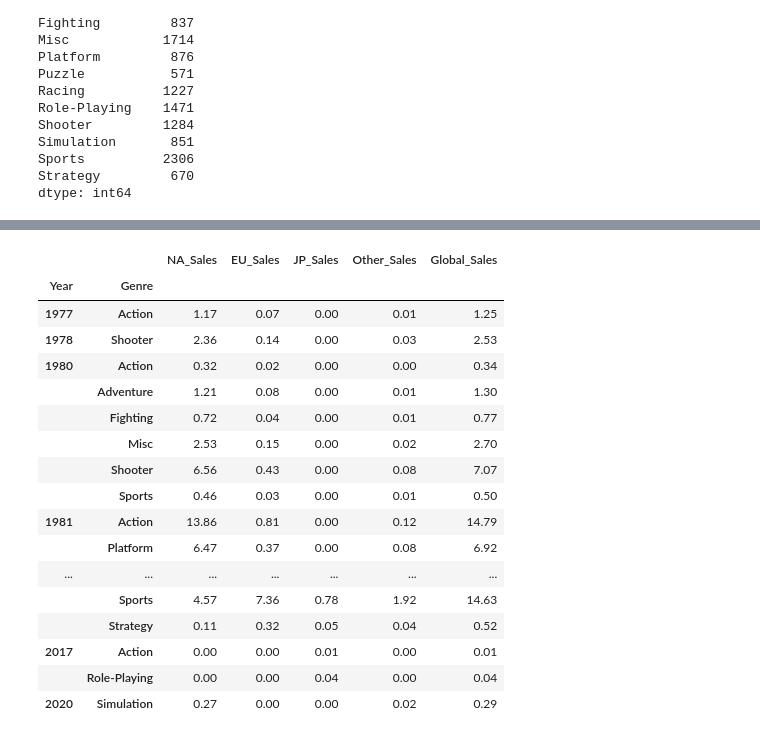
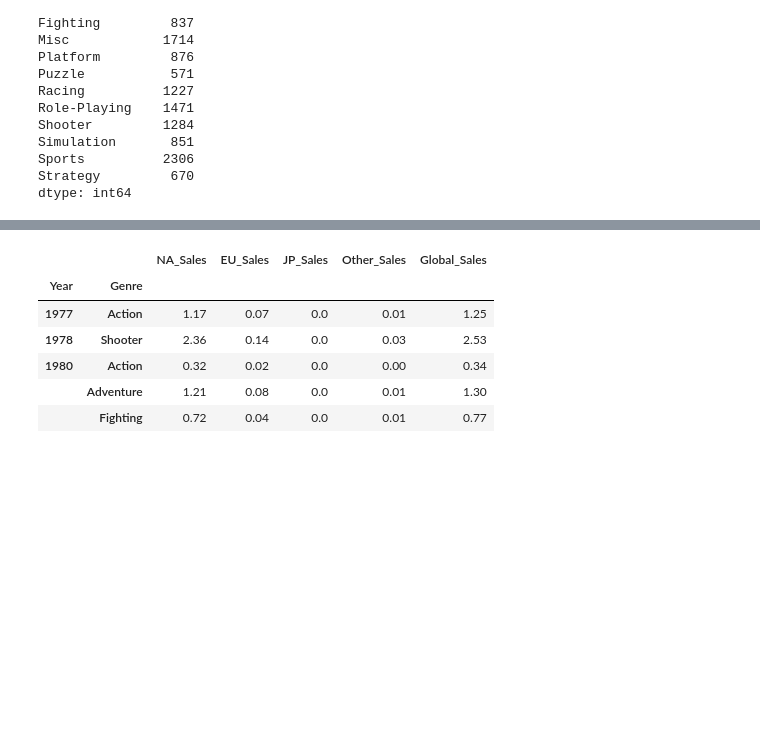
Before and after one commit to nan-park/section1_project, a Jupyter notebook: AI_section1_project.ipynb, the cells around one changed output, grey strips where cells are left out. Saved outputs shown, nothing was run; the diff lists cells and outputs as text; code cells hidden in the pictures; blank space fills up the shorter version.

```diff
--- a/AI_section1_project.ipynb
+++ b/AI_section1_project.ipynb
@@ -540,23 +561,12 @@ plt.show()
 # %%
 # 장르마다 연도별 합계
 data_test = df_clean.groupby(['Year', 'Genre'])
-data_test.sum()
+data_test.sum().head()
 # %% [output]
 |  |  | NA_Sales | EU_Sales | JP_Sales | Other_Sales | Global_Sales |
 | Year | Genre |  |  |  |  |  |
-| 1977 | Action | 1.17 | 0.07 | 0.00 | 0.01 | 1.25 |
-| 1978 | Shooter | 2.36 | 0.14 | 0.00 | 0.03 | 2.53 |
-| 1980 | Action | 0.32 | 0.02 | 0.00 | 0.00 | 0.34 |
-|  | Adventure | 1.21 | 0.08 | 0.00 | 0.01 | 1.30 |
-|  | Fighting | 0.72 | 0.04 | 0.00 | 0.01 | 0.77 |
-|  | Misc | 2.53 | 0.15 | 0.00 | 0.02 | 2.70 |
-|  | Shooter | 6.56 | 0.43 | 0.00 | 0.08 | 7.07 |
-|  | Sports | 0.46 | 0.03 | 0.00 | 0.01 | 0.50 |
-| 1981 | Action | 13.86 | 0.81 | 0.00 | 0.12 | 14.79 |
-|  | Platform | 6.47 | 0.37 | 0.00 | 0.08 | 6.92 |
-| ... | ... | ... | ... | ... | ... | ... |
-|  | Sports | 4.57 | 7.36 | 0.78 | 1.92 | 14.63 |
-|  | Strategy | 0.11 | 0.32 | 0.05 | 0.04 | 0.52 |
-| 2017 | Action | 0.00 | 0.00 | 0.01 | 0.00 | 0.01 |
-|  | Role-Playing | 0.00 | 0.00 | 0.04 | 0.00 | 0.04 |
-| 2020 | Simulation | 0.27 | 0.00 | 0.00 | 0.02 | 0.29 |
+| 1977 | Action | 1.17 | 0.07 | 0.0 | 0.01 | 1.25 |
+| 1978 | Shooter | 2.36 | 0.14 | 0.0 | 0.03 | 2.53 |
+| 1980 | Action | 0.32 | 0.02 | 0.0 | 0.00 | 0.34 |
+|  | Adventure | 1.21 | 0.08 | 0.0 | 0.01 | 1.30 |
+|  | Fighting | 0.72 | 0.04 | 0.0 | 0.01 | 0.77 |
```
Also changed, not shown: parts of 2 cells of this notebook.
